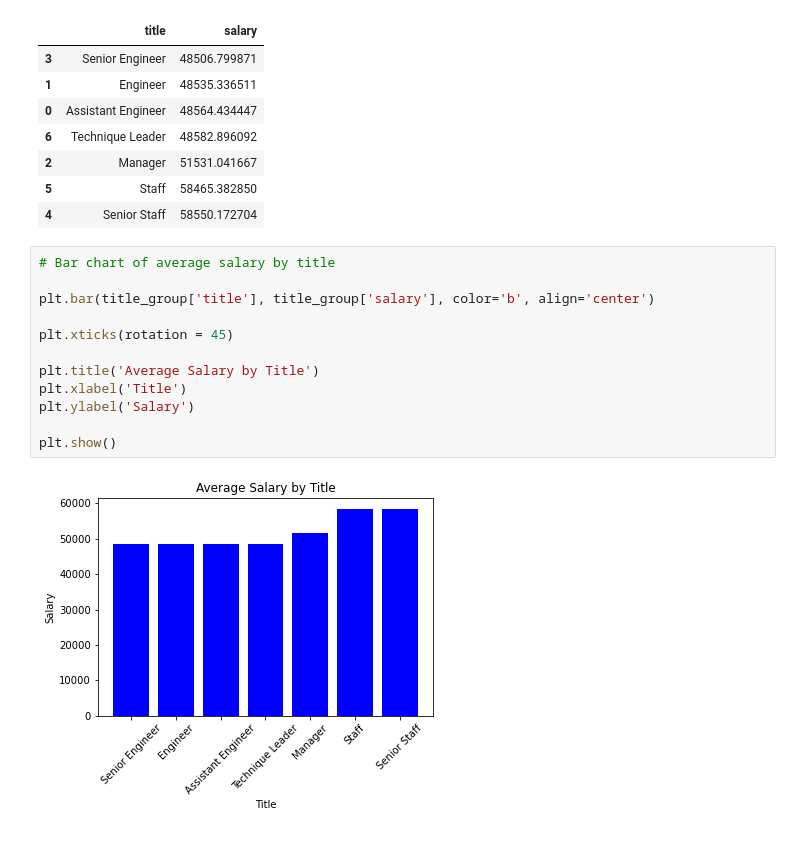
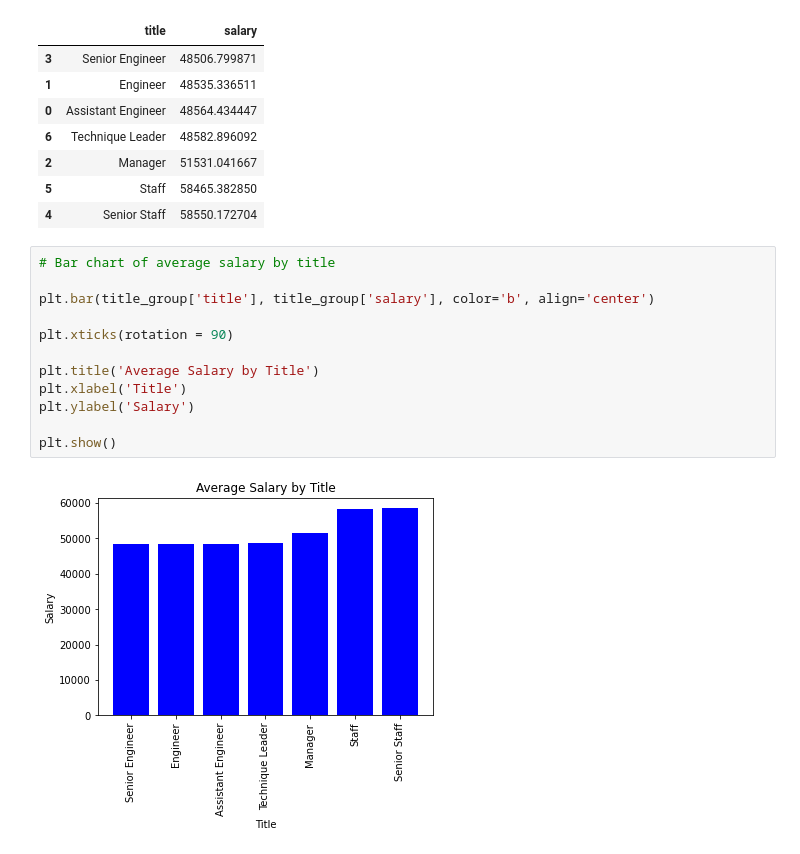
Before and after one commit to Seltsam1/SQL-analysis-of-employment-data, a Jupyter notebook: sql-investigation.ipynb, the cells around one changed output. Drawn from its saved outputs; the diff is of its cells as text.

Commit message:
Update sql-investigation.ipynb
Minor change of x-axis label of bar chart

```diff
--- a/sql-investigation.ipynb
+++ b/sql-investigation.ipynb
@@ -154,14 +154,14 @@ title_group
 # %%
 # Bar chart of average salary by title
 
 plt.bar(title_group['title'], title_group['salary'], color='b', align='center')
 
-plt.xticks(rotation = 45)
+plt.xticks(rotation = 90)
 
 plt.title('Average Salary by Title')
 plt.xlabel('Title')
 plt.ylabel('Salary')
 
 plt.show()
 # %% [output]
-[figure, old version]
+[figure, new version]
```
